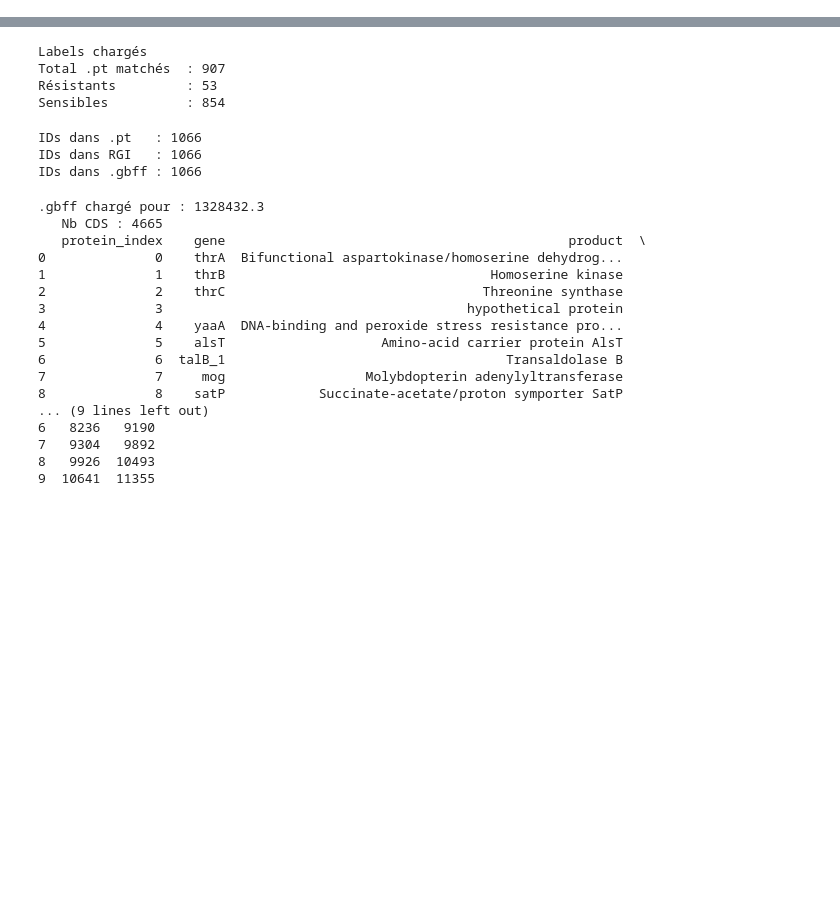
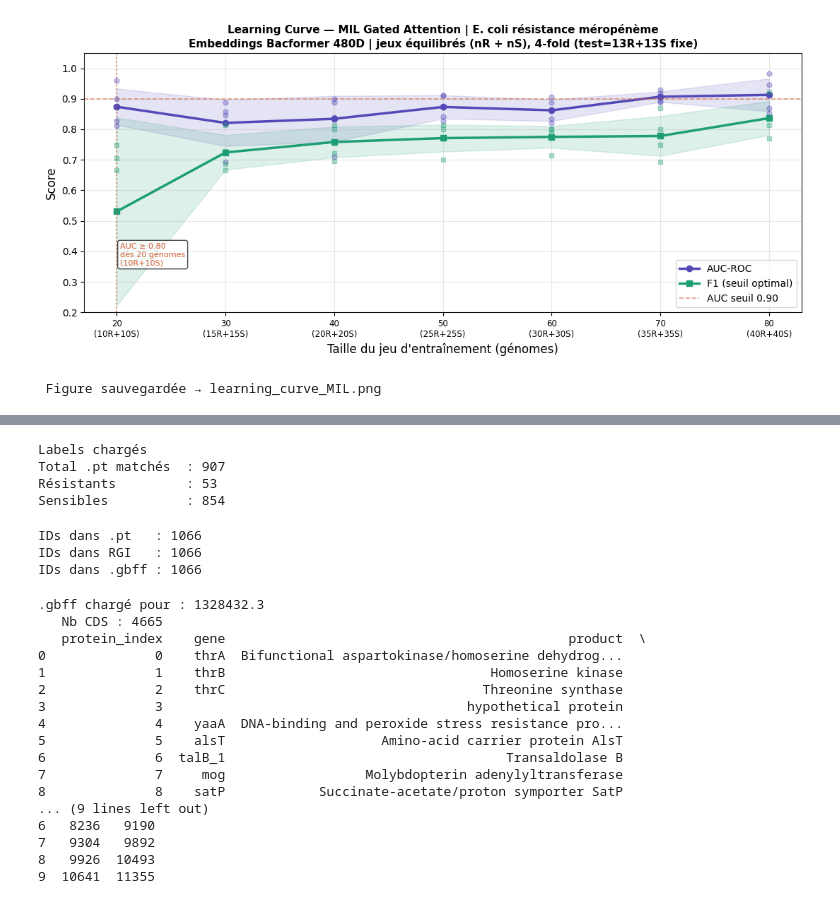
Before and after one commit to labgem/FSL-MIL, a Jupyter notebook: FSL_strategy.ipynb, the cells around one changed output, grey strips where cells are left out. Cells and saved outputs as stored; diff of their text form; code cells hidden in the pictures; blank space fills up the shorter version.

```diff
--- a/FSL_strategy.ipynb
+++ b/FSL_strategy.ipynb
@@ -343,3 +0,0 @@ for fp in files:
-# %%
-x = torch.load("./embeddings_out/562.90695.pt")["last_hidden_state"]
-print(x[0, :7, :7])  # 7 protéines/tokens × 7 dimensions
@@ -1252,0 +420,71 @@ Option C |       0.482 |    0.905 |  0.434
+# %%
+# Visualisation
+
+sizes_plot = [r["n_total"]     for r in lc_results]
+auc_means  = [r["auc_mean"]    for r in lc_results]
+auc_stds   = [r["auc_std"]     for r in lc_results]
+f1_means   = [r["f1_mean"]  for r in lc_results]
+f1_stds    = [r["f1_std"]   for r in lc_results]
+
+COLOR_AUC = "#534AB7"
+COLOR_F1  = "#1D9E75"
+
+fig, ax = plt.subplots(figsize=(11, 5))
+
+# AUC
+ax.plot(sizes_plot, auc_means, marker="o", linewidth=2.5,
+        color=COLOR_AUC, label="AUC-ROC")
+ax.fill_between(sizes_plot,
+                np.array(auc_means) - np.array(auc_stds),
+                np.array(auc_means) + np.array(auc_stds),
+                alpha=0.15, color=COLOR_AUC)
+
+# F1
+ax.plot(sizes_plot, f1_means, marker="s", linewidth=2.5,
+        color=COLOR_F1, label="F1 (seuil optimal)")
+ax.fill_between(sizes_plot,
+                np.array(f1_means) - np.array(f1_stds),
+                np.array(f1_means) + np.array(f1_stds),
+                alpha=0.15, color=COLOR_F1)
+
+# Points individuels (toutes les répétitions)
+for r in lc_results:
+    ax.scatter([r["n_total"]] * len(r["fold_aucs"]),   r["fold_aucs"],
+               color=COLOR_AUC, alpha=0.35, s=25, zorder=5)
+    ax.scatter([r["n_total"]] * len(r["fold_f1s"]), r["fold_f1s"],
+               color=COLOR_F1,  alpha=0.35, s=25, zorder=5, marker="s")
+
+# Ligne seuil AUC 0.9
+ax.axhline(y=0.9, color="#D85A30", linestyle="--", alpha=0.6, linewidth=1.2,
+           label="AUC seuil 0.90")
+
+# Annotation premier palier AUC ≥ 0.80
+first_good = next((i for i, a in enumerate(auc_means) if a >= 0.80), None)
+if first_good is not None:
+    s = sizes_plot[first_good]
+    ax.axvline(x=s, color="#D85A30", linestyle=":", alpha=0.7, linewidth=1.5)
+    ax.text(s + 0.3, 0.35,
+            f"AUC ≥ 0.80\ndès {s} génomes\n({s//2}R+{s//2}S)",
+            fontsize=8, color="#D85A30", va="bottom",
+            bbox=dict(boxstyle="round,pad=0.3", fc="white", alpha=0.7))
+
+ax.set_xlabel("Taille du jeu d'entraînement (génomes)", fontsize=12)
+ax.set_ylabel("Score", fontsize=12)
+ax.set_title(
+    "Learning Curve — MIL Gated Attention | E. coli résistance méropénème\n"
+    "Embeddings Bacformer 480D | jeux équilibrés (nR + nS), 4-fold (test=13R+13S fixe)",
+    fontsize=11, fontweight="bold"
+)
+ax.set_ylim(0.2, 1.05)
+ax.set_xticks(sizes_plot)
+ax.set_xticklabels([f"{s}\n({s//2}R+{s//2}S)" for s in sizes_plot], fontsize=8.5)
+ax.legend(fontsize=10)
+ax.grid(True, alpha=0.3)
+
+plt.tight_layout()
+plt.savefig("learning_curve_MIL.png", dpi=150, bbox_inches="tight")
+plt.show()
+print(" Figure sauvegardée → learning_curve_MIL.png")
+# %% [output]
+[figure, added]
+ Figure sauvegardée → learning_curve_MIL.png
```
Also changed, not shown: parts of 50 cells of this notebook.
